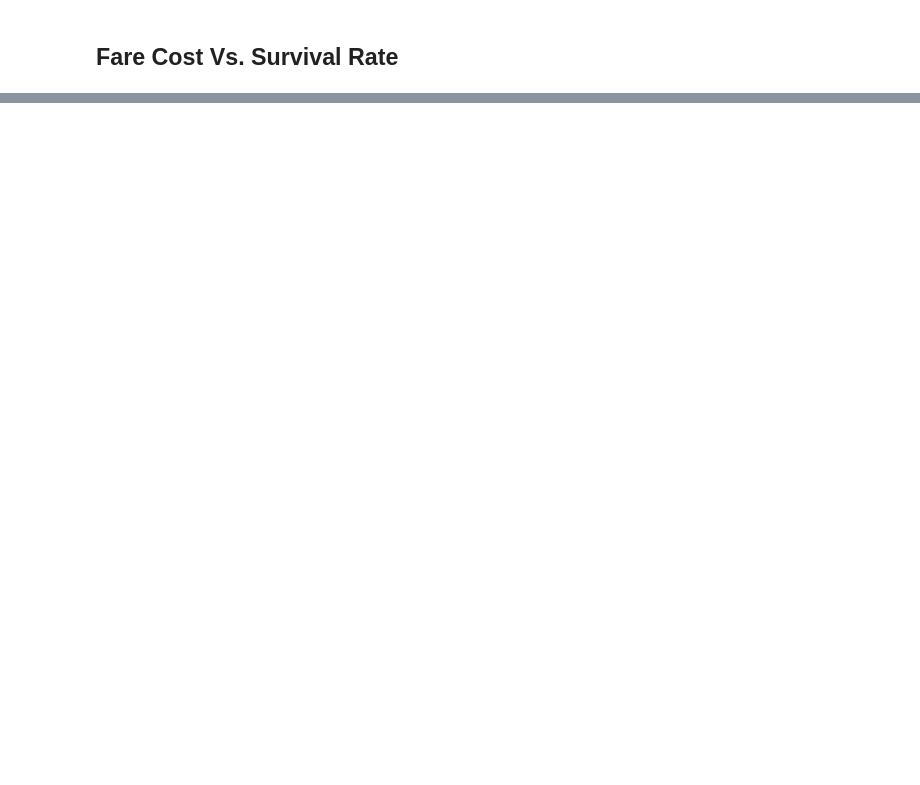
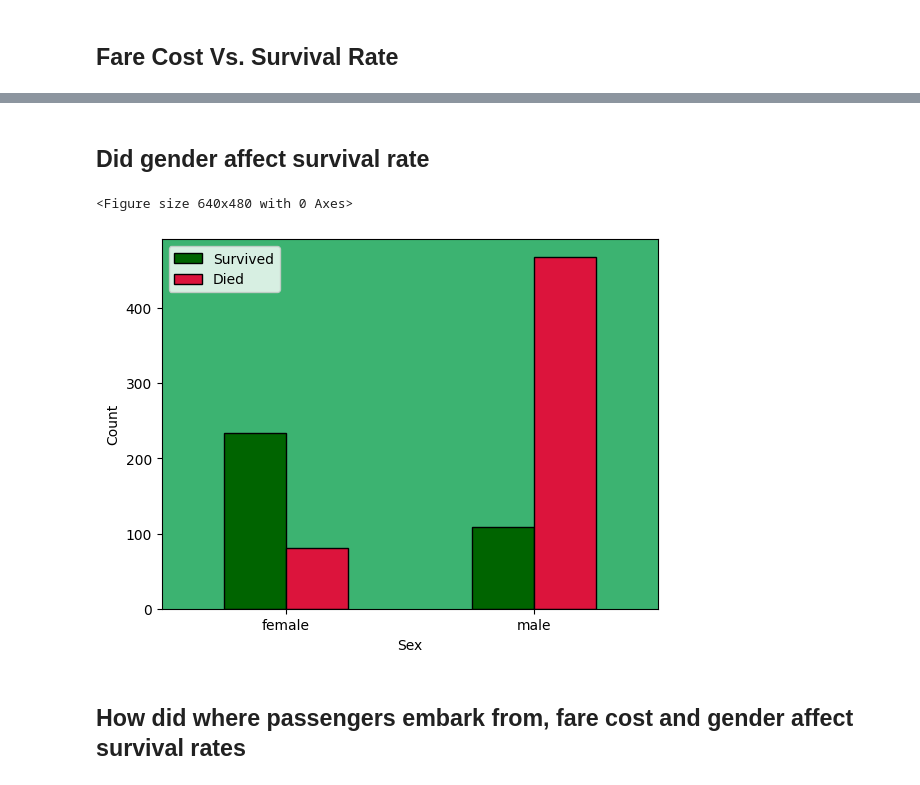
Before and after one commit to Rgjmerc/unit-3-data-science, a Jupyter notebook: 02_titanic.ipynb, the cells around one changed output, grey strips where cells are left out. Cells and saved outputs as stored; diff of their text form; code cells hidden in the pictures; blank space fills up the shorter version.

```diff
--- a/02_titanic.ipynb
+++ b/02_titanic.ipynb
@@ -36,0 +40,15 @@ survived = titanic_df["Survived"]
+# %% [markdown]
+## Did gender affect survival rate
+# %%
+survived = titanic_df.groupby("Sex")["Survived"].sum()
+died = titanic_df.groupby("Sex")["Survived"].count() - survived
+gender_survival = pd.DataFrame({"Survived": survived, "Died": died})
+plt.figure(facecolor='firebrick')
+gender_survival.plot.bar(color=["darkgreen","crimson"] , edgecolor="black", rot=360, ylabel="Count")
+ax = plt.gca()
+ax.set_facecolor('mediumseagreen')
+# %% [output]
+<Figure size 640x480 with 0 Axes>
+[figure, added]
+# %% [markdown]
+## How did where passengers embark from, fare cost and gender affect survival rates
```
Also changed, not shown: parts of 4 cells of this notebook.
